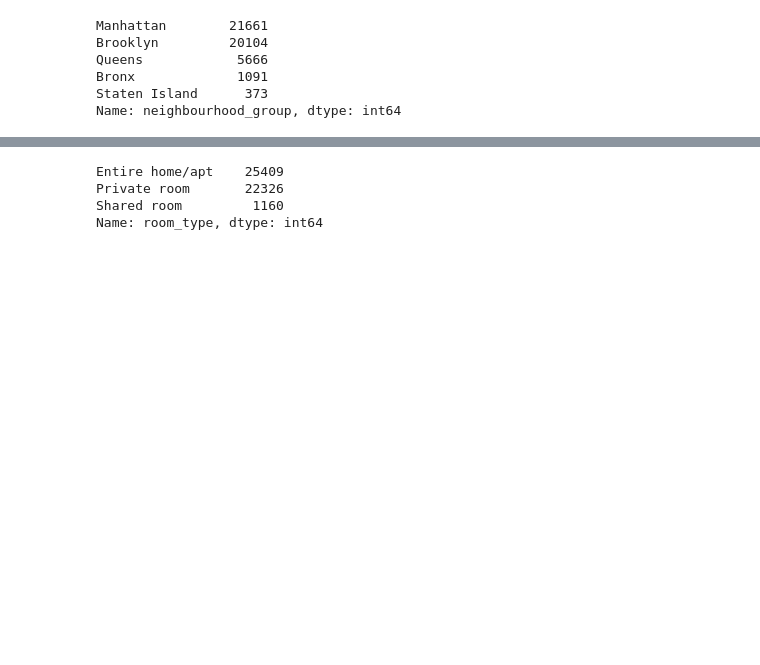
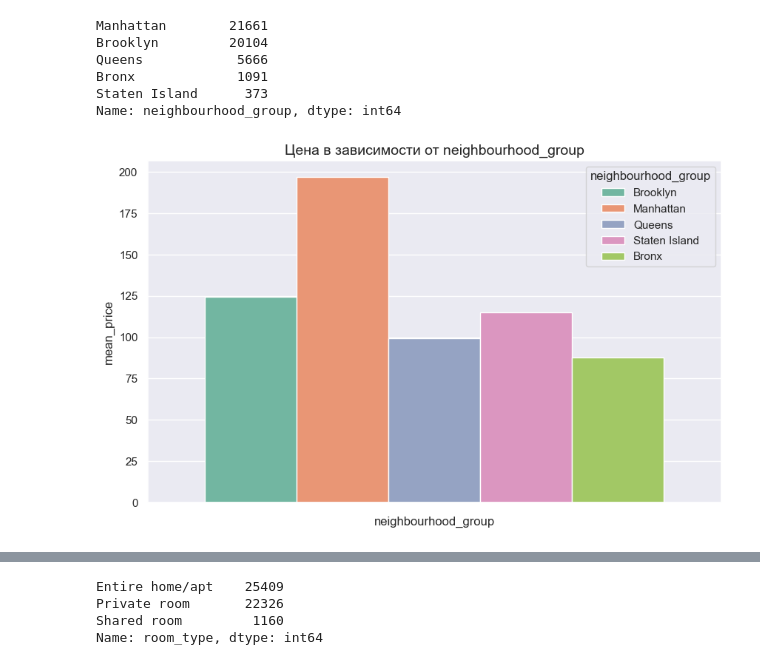
Before and after one commit to GridasovAlex/ML_NY_house_prise, a Jupyter notebook: main.ipynb, the cells around one changed output, grey strips where cells are left out. Cells and saved outputs as stored; diff of their text form; code cells hidden in the pictures; blank space fills up the shorter version.

```diff
--- a/main.ipynb
+++ b/main.ipynb
@@ -142,13 +172,3 @@ columns = ['neighbourhood_group', 'latitude',
 data = df[columns]
 # %% [markdown]
 ## Преобразование, селекция и кодирование признаков
-# %%
-log_prise = np.log1p(data['price'])
-
-fig, axis = plt.subplots(figsize=(10,5))
-ax = sns.histplot(log_prise, bins=40)
-ax.set_title('лог-Распределение цен', fontsize=14)
-
-plt.show();
-
-data['price'] = np.log1p(data['price'])
@@ -156,0 +175,2 @@ data['price'] = np.log1p(data['price'])
+# %%
+data['log_price'] = log_prise
@@ -186,3 +213,17 @@ Queens            5666
 Bronx             1091
 Staten Island      373
 Name: neighbourhood_group, dtype: int64
+# %%
+group_data = data
+group_data['mean_price'] = data.groupby('neighbourhood_group')['price'].transform('mean')
+
+fig, axis = plt.subplots(figsize=(10,6))
+
+axis = sns.barplot(group_data, y='mean_price', hue='neighbourhood_group')
+axis.set_title('Цена в зависимости от neighbourhood_group', fontsize=14)
+axis.set_xlabel('neighbourhood_group')
+axis.set_ylabel('mean_price')
+
+plt.show();
+# %% [output]
+[figure, added]
```
Also changed, not shown: parts of 8 cells of this notebook.
